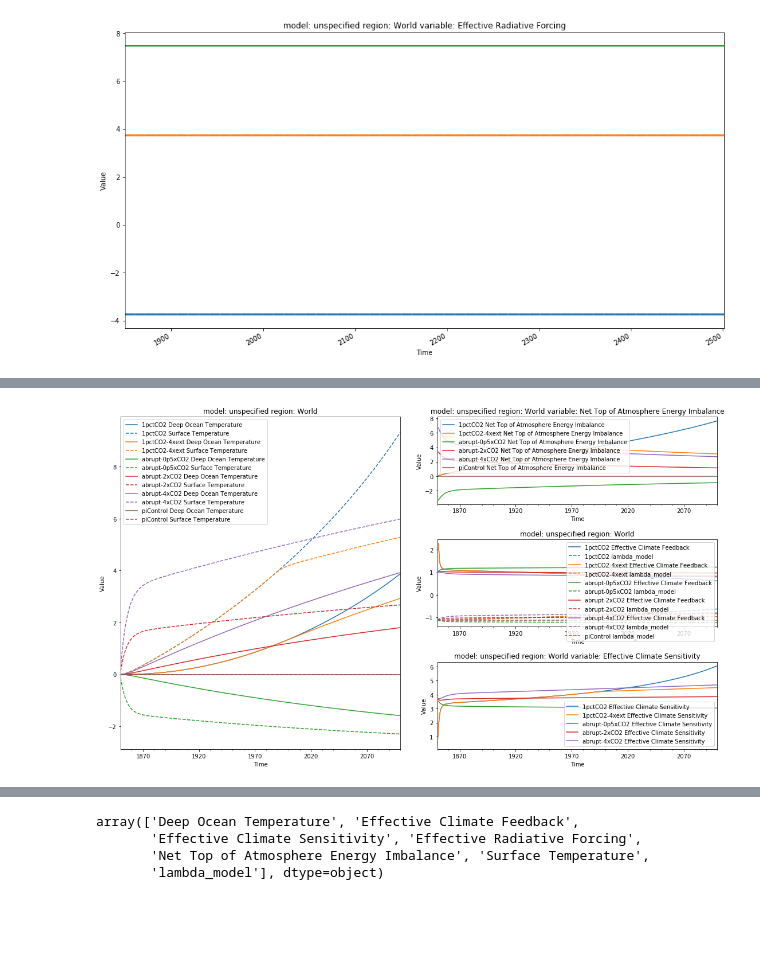
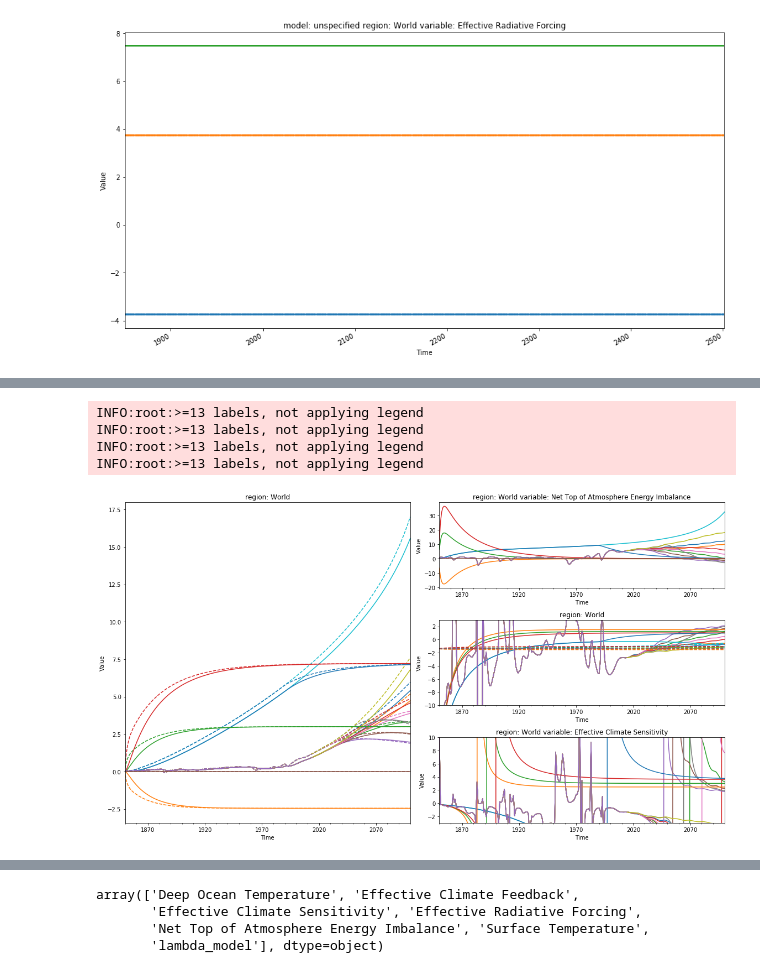
Before and after one commit to openscm/openscm, a Jupyter notebook: notebooks/held_two_layer_rcmip.ipynb, the cells around one changed output, grey strips where cells are left out. Cells and saved outputs as stored; diff of their text form; code cells hidden in the pictures; blank space fills up the shorter version.

Commit message:
Add default setups too

```diff
--- a/notebooks/held_two_layer_rcmip.ipynb
+++ b/notebooks/held_two_layer_rcmip.ipynb
@@ -207,6 +213,6 @@ rcmip_data.head()
 # %%
 co2_conc_0 = (
-    rcmip_data.filter(
+    rcmip_data_raw.filter(
         variable="Atmospheric Concentrations|CO2",
         region="World",
         scenario="abrupt-2xCO2",
@@ -227,7 +233,7 @@ def calculate_co2_radiative_forcing(co2_concentrations):
 # %%
 co2_conc_filter = "Atmospheric Concentrations|CO2"
 scenario_filter = ["abrupt*", "1pctCO2*", "piControl"]
-rcmip_co2_concs = rcmip_data.filter(
+rcmip_co2_concs = rcmip_data_raw.filter(
     variable=co2_conc_filter, scenario=scenario_filter
 ).timeseries().unstack("variable").stack("time")
 
@@ -253,0 +262,9 @@ rcmip_data.head()
+# %%
+RCMIP_RF_FILE = os.path.join(
+    "rcmip-radiative-forcing-annual-means-v3-1-0.csv"
+)
+
+rcmip_data = rcmip_data.append(ScmDataFrame(RCMIP_RF_FILE).filter(
+    scenario=["historical", "ssp*"],
+    variable="Effective Radiative Forcing"
+))
@@ -303,4 +380,9 @@ def calculate_ecs(lambda_0, b, f2x):
 # %%
+scenarios_to_run = [
+    "abrupt*",
+    "1pctCO2*",
+    "piControl*",
+]
 runners_cfgs = {HeldTwoLayerModel: held_two_layer_cfgs}
 
 results = []
@@ -310,7 +392,7 @@ for model, cfgs in tqdm.notebook.tqdm(runners_cfgs.items(), desc="Model"):
     startyear=1750
     endyear=2500
     scens_to_run = rcmip_effrf.filter(
-        mip_era="CMIP6"  # we don't have ERF for CMIP5 stuff...
+        scenario=scenarios_to_run, mip_era="CMIP6"  # we don't have ERF for CMIP5 stuff...
     )["scenario"].unique()
     for scenario in tqdm.notebook.tqdm(scens_to_run, desc="scenarios", leave=False):
         run_df = rcmip_effrf.filter(scenario=scenario, year=range(startyear, endyear+1))
@@ -325,7 +407,7 @@ for model, cfgs in tqdm.notebook.tqdm(runners_cfgs.items(), desc="Model"):
 
             results.append(res_run)
 
-results = df_append(results)
+results = df_append(results).append(results_default)
 # %%
 results.filter(scenario="1pctCO2", variable="Surface Temperature*").timeseries()
 # %% [output]
@@ -384,40 +467,46 @@ results_out.tail()
 # %%
 cfg = "BCC-CSM2-MR"
 cfg = "UKESM1-0-LL"
-cfg = "NorCPM1_r1i1p1f1"
+cfg = "ECS-3K"
 years = range(1850, 2101)
 colour_by = "scenario"
 linestyle_by = "variable"
 
 pdf = results_out.filter(
     year=years,
     climatemodel="*{}*".format(cfg)
 )
 
 fig = plt.figure(figsize=(16, 9))
 spec2 = gridspec.GridSpec(ncols=2, nrows=3, figure=fig)
 ax1 = fig.add_subplot(spec2[:, 0])
 ax2 = fig.add_subplot(spec2[0, 1])
 ax3 = fig.add_subplot(spec2[1, 1])
 ax4 = fig.add_subplot(spec2[2, 1])
 
 pdf.filter(
     variable=["Surface Temperature", "Deep Ocean Temperature"]
 ).line_plot(ax=ax1, color=colour_by, linestyle=linestyle_by)
 pdf.filter(
     variable=["Net Top of Atmosphere Energy Imbalance"]
 ).line_plot(ax=ax2, color=colour_by, linestyle=linestyle_by)
 pdf.filter(
     variable=["Effective Climate Feedback", "lambda_model"]
 ).line_plot(ax=ax3, color=colour_by, linestyle=linestyle_by)
+ax3.set_ylim([-10, 3])
+
 pdf.filter(
     variable=["Effective Climate Sensitivity"]
 ).line_plot(ax=ax4, color=colour_by, linestyle=linestyle_by)
-# ax4.set_ylim([-3, 10])
+ax4.set_ylim([-3, 10])
 
 plt.tight_layout()
 # %% [output]
+INFO:root:>=13 labels, not applying legend
+INFO:root:>=13 labels, not applying legend
+INFO:root:>=13 labels, not applying legend
+INFO:root:>=13 labels, not applying legend
-[figure, old version]
+[figure, new version]
 # %%
 results_out_with_tcr = []
 for cm in results_out["climatemodel"].unique():
```
Also changed, not shown: parts of 21 cells of this notebook, 11 other files.
